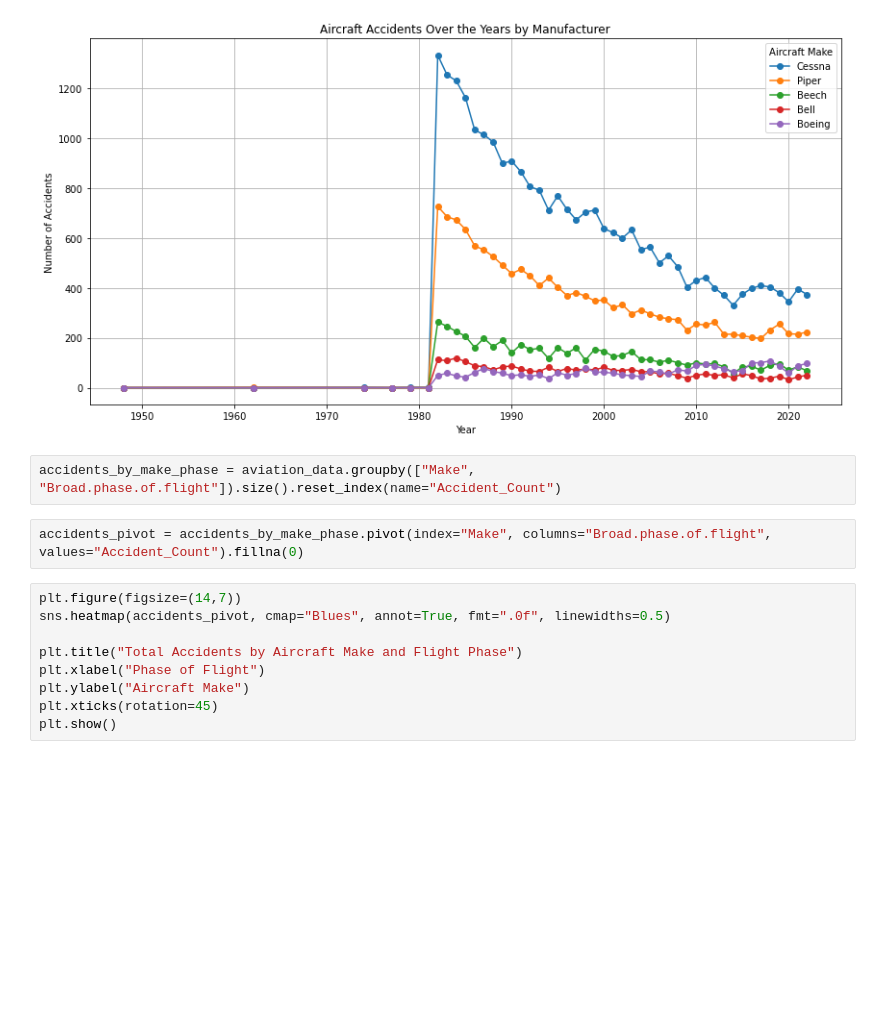
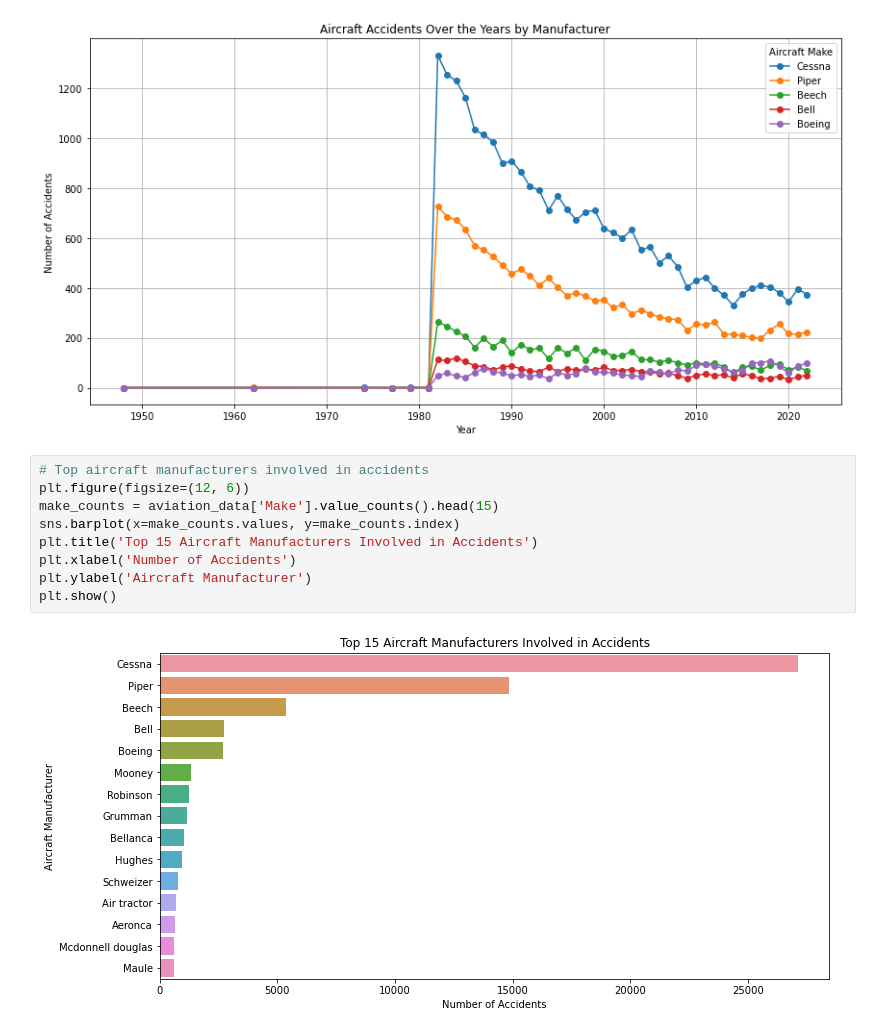
Before and after one commit to RaphaelMuthenya/DSF-P1-dawn-aviation-project, a Jupyter notebook: dawn_aviation_data_business_analysis.ipynb, the cells around one changed output. Drawn from its saved outputs; the diff is of its cells as text; blank space fills up the shorter version.

Commit message:
Data analysis and visualization on the ipynb. file is done

```diff
--- a/dawn_aviation_data_business_analysis.ipynb
+++ b/dawn_aviation_data_business_analysis.ipynb
@@ -553,16 +557,14 @@ plt.grid(True)
 plt.show()
 # %% [output]
 [figure]
-# %%
-accidents_by_make_phase = aviation_data.groupby(["Make", "Broad.phase.of.flight"]).size().reset_index(name="Accident_Count")
-# %%
-accidents_pivot = accidents_by_make_phase.pivot(index="Make", columns="Broad.phase.of.flight", values="Accident_Count").fillna(0)
-# %%
-plt.figure(figsize=(14,7))
-sns.heatmap(accidents_pivot, cmap="Blues", annot=True, fmt=".0f", linewidths=0.5)
-
-plt.title("Total Accidents by Aircraft Make and Flight Phase")
-plt.xlabel("Phase of Flight")
-plt.ylabel("Aircraft Make")
-plt.xticks(rotation=45)
-plt.show()
+# %%
+# Top aircraft manufacturers involved in accidents
+plt.figure(figsize=(12, 6))
+make_counts = aviation_data['Make'].value_counts().head(15)
+sns.barplot(x=make_counts.values, y=make_counts.index)
+plt.title('Top 15 Aircraft Manufacturers Involved in Accidents')
+plt.xlabel('Number of Accidents')
+plt.ylabel('Aircraft Manufacturer')
+plt.show()
+# %% [output]
+[figure, added]
```
Also changed, not shown: parts of 30 cells of this notebook.
